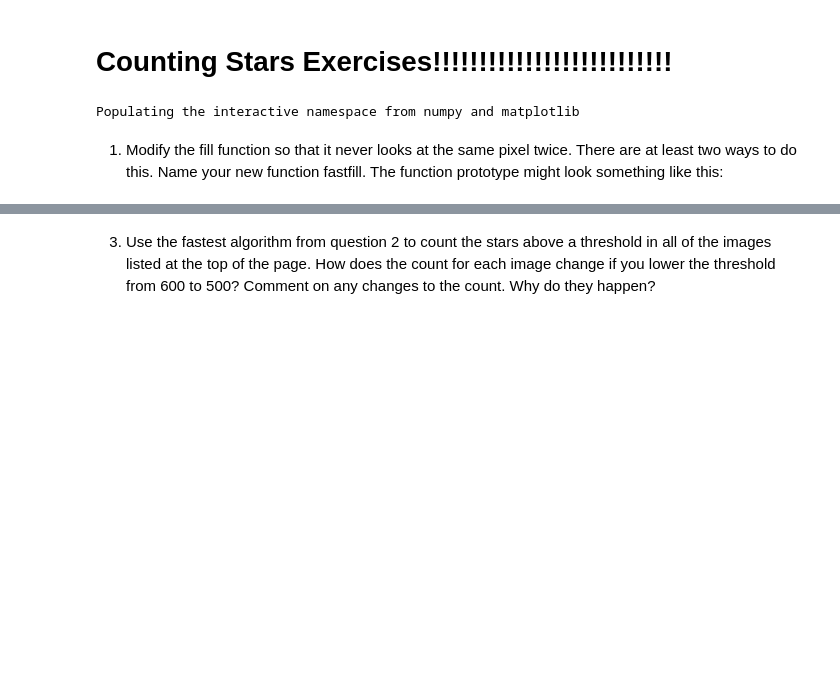
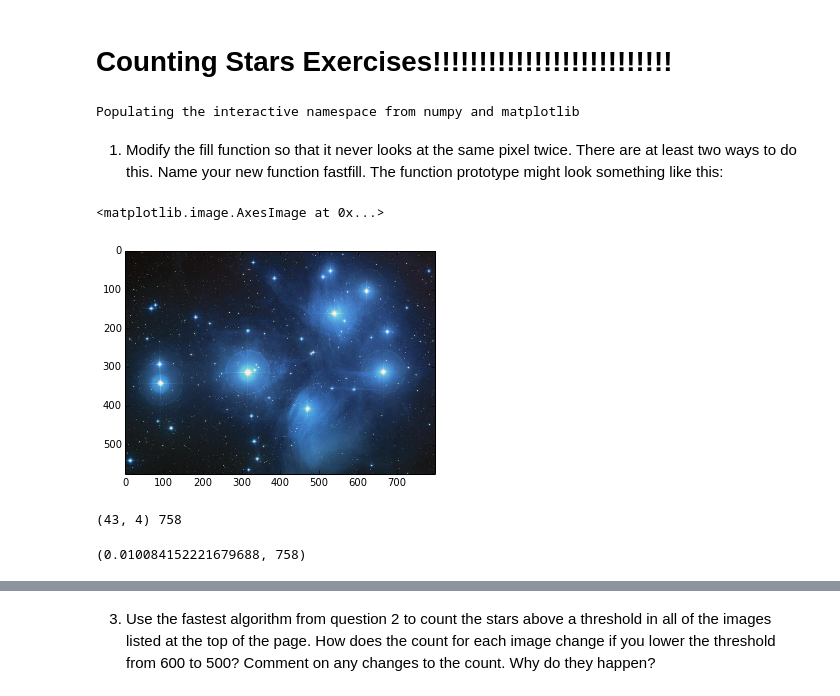
Before and after one commit to jvanstad/PHYS202-S14, a Jupyter notebook: DataIO/CountingStars/CountingStarsExercises.ipynb, the cells around one changed output, grey strips where cells are left out. Cells and saved outputs as stored; diff of their text form; code cells hidden in the pictures; blank space fills up the shorter version.

```diff
--- a/DataIO/CountingStars/CountingStarsExercises.ipynb
+++ b/DataIO/CountingStars/CountingStarsExercises.ipynb
@@ -80,0 +14,18 @@ def fillrec(picture, xsize, ysize, x, y):
+# %%
+response = requests.get("http://imgsrc.hubblesite.org/hu/db/images/hs-2004-20-a-large_web.jpg")
+pic = Image.open(StringIO(response.content))
+plt.imshow(pic)
+# %% [output]
+<matplotlib.image.AxesImage at 0x...>
+[figure, added]
+# %%
+xsize, ysize = pic.size
+max_val = 0
+for x in range(xsize):
+    for y in range(ysize):
+        r,g,b = pic.getpixel((x,y))
+        if r+g+b > max_val:
+            bx, by, max_val = x, y, r+g+b
+print (bx,by), max_val
+# %% [output]
+(43, 4) 758
@@ -80,0 +67,19 @@ def fillrec(picture, xsize, ysize, x, y):
+# %%
+from time import time
+def elapsed(func, picture):
+    """takes a function and a picture as arguments,
+    applies the function to the picture, and returns
+    the elapsed time along with whatever the function
+    itself returned."""
+    start = time()
+    result = func(picture)
+    return time() - start, result
+myimg = np.array(pic.getdata(), np.uint8).reshape(pic.size[1], pic.size[0], 3)
+
+#find max pixel with aggregates
+def withnumpy(picture):
+  return picture.sum(axis=2).max()
+
+print elapsed(withnumpy,myimg)
+# %% [output]
+(0.010084152221679688, 758)
```
Also changed, not shown: parts of 19 cells of this notebook, 7 other files.
